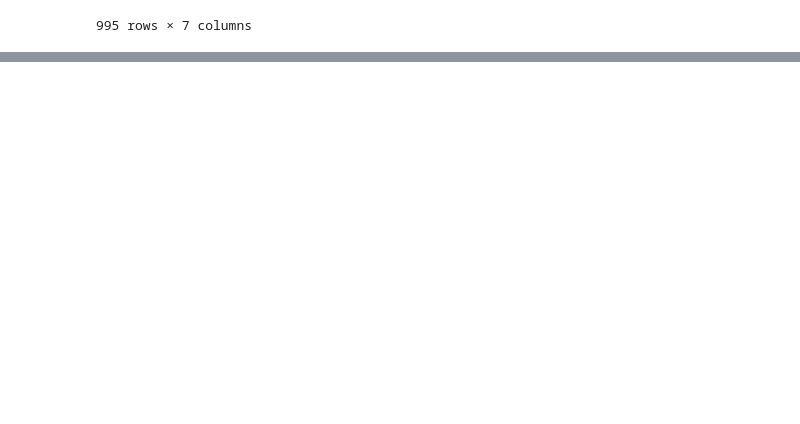
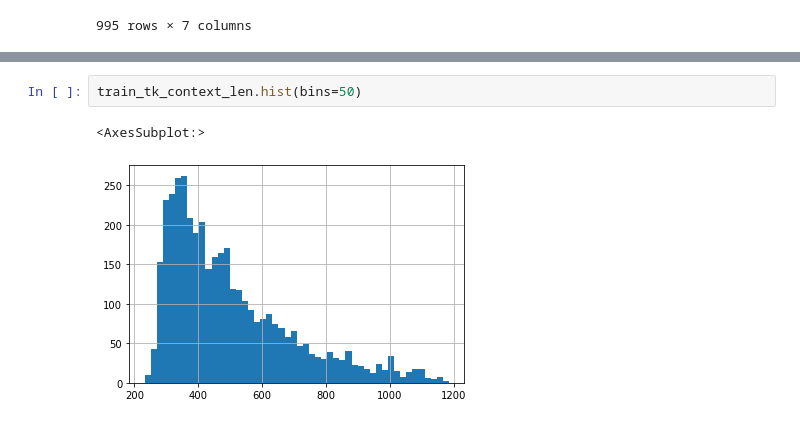
Before and after one commit to bcaitech1/p3-mrc-mr5, a Jupyter notebook: jaepil/code/EDA.ipynb, the cells around one changed output, grey strips where cells are left out. Drawn from its saved outputs; the diff is of its cells as text; blank space fills up the shorter version.

```diff
--- a/jaepil/code/EDA.ipynb
+++ b/jaepil/code/EDA.ipynb
@@ -343,0 +522,5 @@ id_1_df
+# %%
+train_tk_context_len.hist(bins=50)
+# %% [output]
+<AxesSubplot:>
+[figure, added]
```
Also changed, not shown: parts of 32 cells of this notebook.
